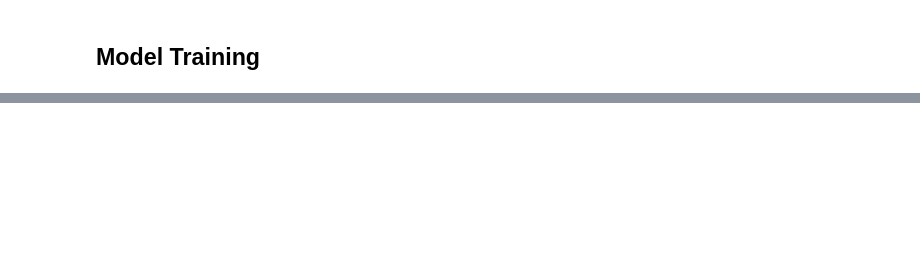
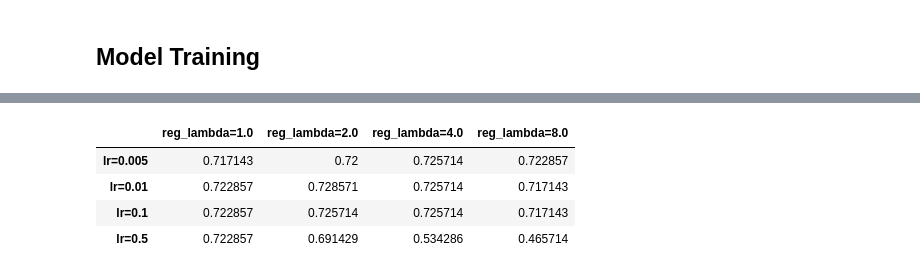
Before and after one commit to yuan0404/DM2026-Assignment-2, a Jupyter notebook: Real_World_Classification.ipynb, the cells around one changed output, grey strips where cells are left out. Drawn from its saved outputs; the diff is of its cells as text; code cells hidden in the pictures; blank space fills up the shorter version.

```diff
--- a/Real_World_Classification.ipynb
+++ b/Real_World_Classification.ipynb
@@ -460,18 +112,0 @@ F1-score  : 0.7484
-# %%
-# Split the data into training and testing sets
-from sklearn.model_selection import train_test_split
-
-# normalize the data to [0,1]
-for col in feature_cols:
-    col_min = df[col].min()
-    col_max = df[col].max()
-    if col_max > col_min:
-        df[col] = (df[col] - col_min) / (col_max - col_min)
-    else:
-        df[col] = 0.0
-
-X = df[feature_cols].values.astype(float)
-y = df['Species'].values
-X_train, X_test, y_train, y_test = train_test_split(X, y, test_size=0.3, random_state=seed)
-
-df.head()
@@ -559,0 +113,32 @@ F1-score  : 0.6726
+# %%
+from sklearn.model_selection import KFold, cross_val_score
+
+# Hyperparameters
+learning_rates = [0.005, 0.01, 0.1, 0.5]
+reg_lambdas = [1.0, 2.0, 4.0, 8.0]
+
+results = pd.DataFrame(
+    index=[f"lr={lr}" for lr in learning_rates],
+    columns=[f"reg_lambda={reg}" for reg in reg_lambdas]
+)
+
+for lr in learning_rates:
+    for reg in reg_lambdas:
+
+        scores = cross_val_score(
+            LinearModelWrapper(lr=lr, reg_lambda=reg),
+            X_train,
+            y_train,
+            cv=KFold(n_splits=5, shuffle=True, random_state=40),
+            scoring='accuracy'
+        )
+
+        results.loc[f"lr={lr}", f"reg_lambda={reg}"] = scores.mean()
+
+results
+# %% [output]
+|  | reg_lambda=1.0 | reg_lambda=2.0 | reg_lambda=4.0 | reg_lambda=8.0 |
+| lr=0.005 | 0.717143 | 0.72 | 0.725714 | 0.722857 |
+| lr=0.01 | 0.722857 | 0.728571 | 0.725714 | 0.717143 |
+| lr=0.1 | 0.722857 | 0.725714 | 0.725714 | 0.717143 |
+| lr=0.5 | 0.722857 | 0.691429 | 0.534286 | 0.465714 |
```
Also changed, not shown: parts of 30 cells of this notebook, 2 other files.
